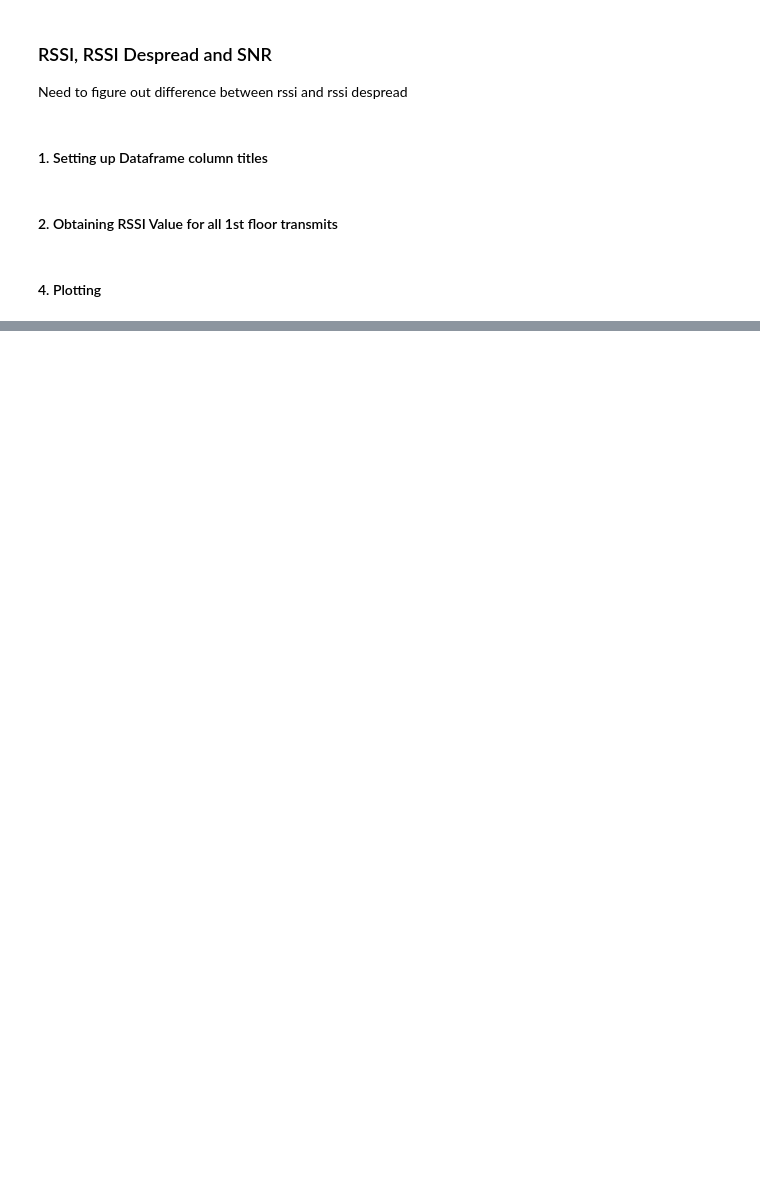
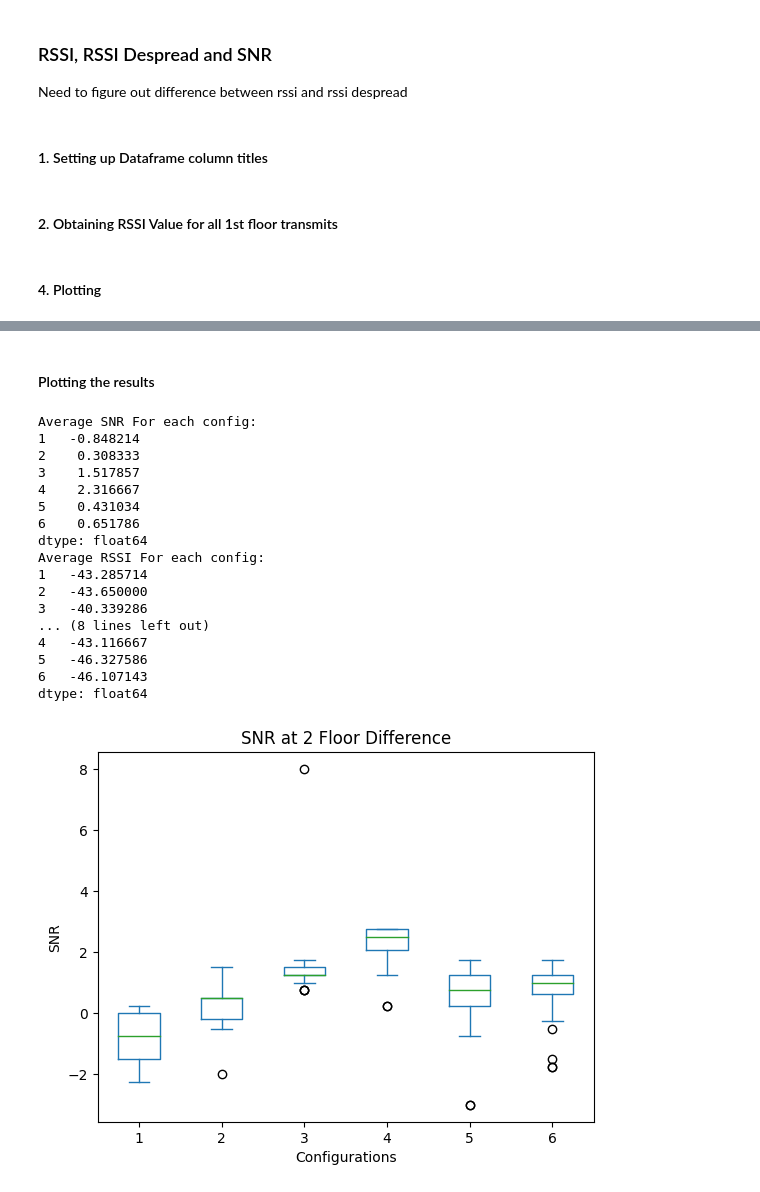
Before and after one commit to marrrk/LoRaDongle, a Jupyter notebook: testing/analyser.ipynb, the cells around one changed output, grey strips where cells are left out. Cells and saved outputs as stored; diff of their text form; code cells hidden in the pictures; blank space fills up the shorter version.

```diff
--- a/testing/analyser.ipynb
+++ b/testing/analyser.ipynb
@@ -379,0 +481,28 @@ sns.boxplot(data=snr_df_1floor)
+# %%
+# Setting up Dataframes
+columns = ["Configuration 1", "Configuration 2", "configuration 3", "Configuration 4", "Configuration 5", "Configuration 6"]
+rssi_dict = {}
+rssi_d_dict = {}
+snr_dict = {}
+
+
+# Obtaining Values
+for test_num, configuration in test_configs_2no.items():       #Iterating through tests with current floor difference
+    test_name =     test_name = 'parkade_tests/Test_' + str(test_num) + ".csv"
+    test_df = pd.read_csv(test_name)
+
+    #print("Test Number " + str(test_num) + ", With configuration " + str(configuration))
+    rssis = test_df['RSSI'].to_list()
+    #print(len(rssis))
+    rssi_ds = test_df['RSSI Despread'].to_list()
+    snrs = test_df['SNR'].to_list()
+
+    rssi_dict[str(configuration)] = rssis
+    rssi_d_dict[str(configuration)] = rssi_ds
+    snr_dict[str(configuration)] = snrs
+
+
+rssi_df_2nfloor = pd.DataFrame.from_dict(rssi_dict)
+print(rssi_df_2nfloor.head())
+rssid_df_2nfloor = pd.DataFrame.from_dict(rssi_d_dict)
+snr_df_2nfloor = pd.DataFrame.from_dict(snr_dict)
@@ -379,0 +556,37 @@ sns.boxplot(data=snr_df_1floor)
+# %% [markdown]
+#### Plotting the results
+# %%
+snr_df_2nfloor.plot(kind="box", title="SNR at 2 Floor Difference",ylabel="SNR", xlabel="Configurations")
+snr_2n_mean = snr_df_2nfloor.mean()
+print("Average SNR For each config:")
+print(snr_2n_mean)
+
+rssi_df_2nfloor.plot(kind="box", title="RSSI at 2 Floor Difference",ylabel="RSSI", xlabel="Configurations")
+print("Average RSSI For each config:")
+rssi_2n_mean = rssi_df_2nfloor.mean()
+print(rssi_2n_mean)
+
+
+rssid_df_2nfloor.plot(kind="box", title="RSSI Despread at 2 Floor Difference",ylabel="RSSI Despread", xlabel="Configurations")
+rssid_2n_mean = rssid_df_2nfloor.mean()
+print("Average RSSI Despread For each config:")
+print(rssid_2n_mean)
+# %% [output]
+Average SNR For each config:
+1   -0.848214
+2    0.308333
+3    1.517857
+4    2.316667
+5    0.431034
+6    0.651786
+dtype: float64
+Average RSSI For each config:
+1   -43.285714
+2   -43.650000
+3   -40.339286
+... (8 lines left out)
+4   -43.116667
+5   -46.327586
+6   -46.107143
+dtype: float64
+[figure, added]
```
Also changed, not shown: parts of 62 cells of this notebook, 8 other files.
